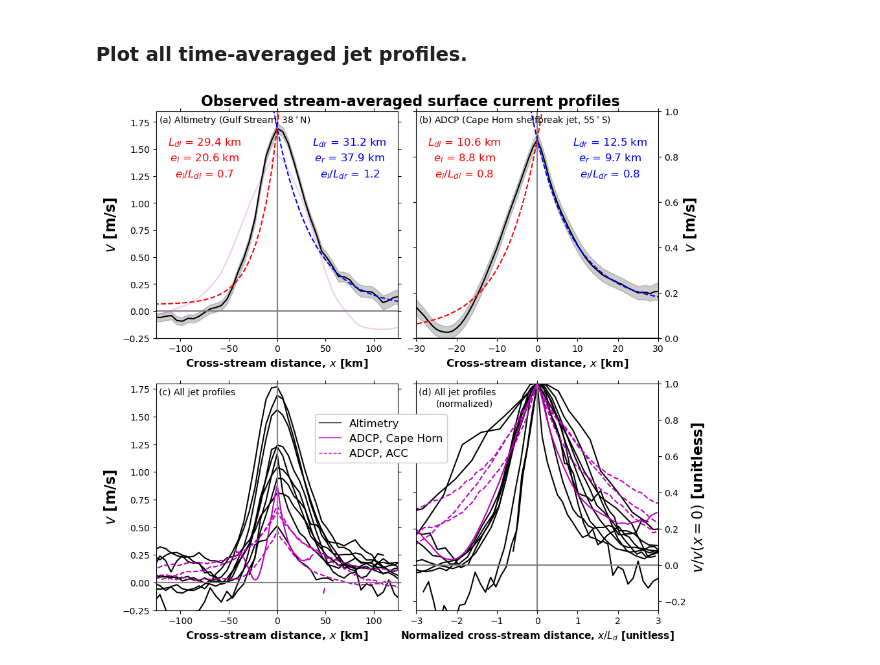
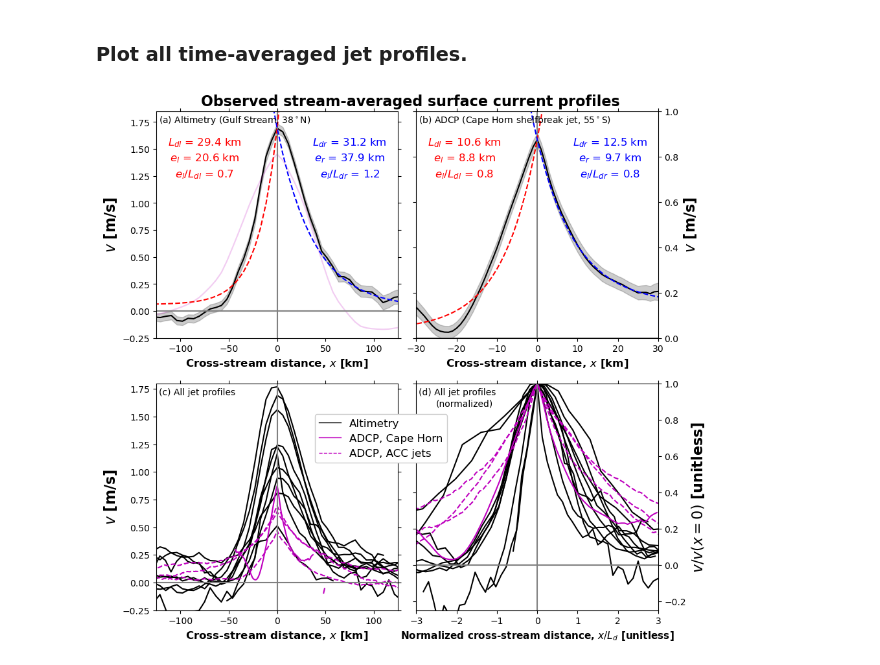
Before and after one commit to apaloczy/SurfaceOceanJets, a Jupyter notebook: plot_figs/fig02/fig02.ipynb, the cells around one changed output. Drawn from its saved outputs; the diff is of its cells as text; code cells hidden in the pictures.

Commit message:
Update Fig 2 legend

```diff
--- a/plot_figs/fig02/fig02.ipynb
+++ b/plot_figs/fig02/fig02.ipynb
@@ -146,34 +146,34 @@ ax3.axvline(color="gray", linestyle="solid")
 ax4.axhline(color="gray", linestyle="solid")
 ax4.axvline(color="gray", linestyle="solid")
 ax1.tick_params(bottom=True, top=True, left=True, right=True)
 ax3.tick_params(bottom=True, top=True, left=True, right=True)
 ax2.tick_params(bottom=True, top=True, left=True, right=True, labelleft=False, labelright=True)
 ax4.tick_params(bottom=True, top=True, left=True, right=True, labelleft=False, labelright=True)
 ax2.yaxis.set_label_position("right"); ax4.yaxis.set_label_position("right")
 ax3.set_xlabel(xlabel, fontsize=12, fontweight="black")
 ax3.set_ylabel("$v$ [m/s]", fontsize=16, fontweight="black")
 ax4.set_xlabel("Normalized cross-stream distance, $x/L_d$ [unitless]", fontsize=11, fontweight="black")
 ax4.set_ylabel("$v/v(x=0)$ [unitless]", fontsize=16, fontweight="black")
 
 xd, yd = [np.nan], [np.nan]
 h1 = Line2D(xd, yd, color="k", linestyle="solid", linewidth=1)
 h2 = Line2D(xd, yd, color="m", linestyle="solid", linewidth=1)
 h3 = Line2D(xd, yd, color="m", linestyle="dashed", linewidth=1)
 
 hs = [h1, h2, h3]
-labs = ["Altimetry", "ADCP, Cape Horn", "ADCP, ACC"]
+labs = ["Altimetry", "ADCP, Cape Horn", "ADCP, ACC jets"]
 ax4.legend(hs, labs, fontsize=12, frameon=True, framealpha=1, loc=(-0.42, 0.65))
 
 xt, yt = 0.01, 0.95
 ax1.text(xt, yt, "(a) Altimetry (Gulf Stream, 38$^\circ$N)", fontsize=10, transform=ax1.transAxes)
 ax2.text(xt, yt, "(b) ADCP (Cape Horn shelfbreak jet, 55$^\circ$S)", fontsize=10, transform=ax2.transAxes)
 ax3.text(xt, yt, "(c) All jet profiles", fontsize=10, transform=ax3.transAxes)
 ax4.text(xt, yt, "(d) All jet profiles", fontsize=10, transform=ax4.transAxes)
 ax4.text(xt+0.07, yt-0.05, "(normalized)", fontsize=10, transform=ax4.transAxes)
 
 ax1.set_title("Observed stream-averaged surface current profiles", fontsize=16, fontweight="black", x=1.05)
 fig.subplots_adjust(wspace=0.075)
 # %% [output]
-[figure, old version]
+[figure, new version]
 # %%
 fig.savefig("fig02.png", bbox_inches="tight", dpi=150)
```
Also changed, not shown: 1 other file.
